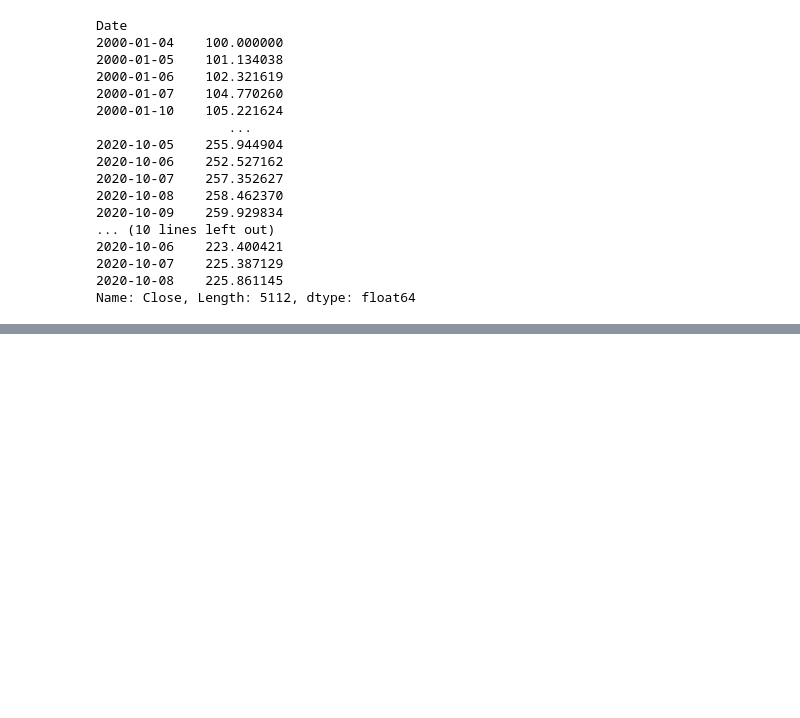
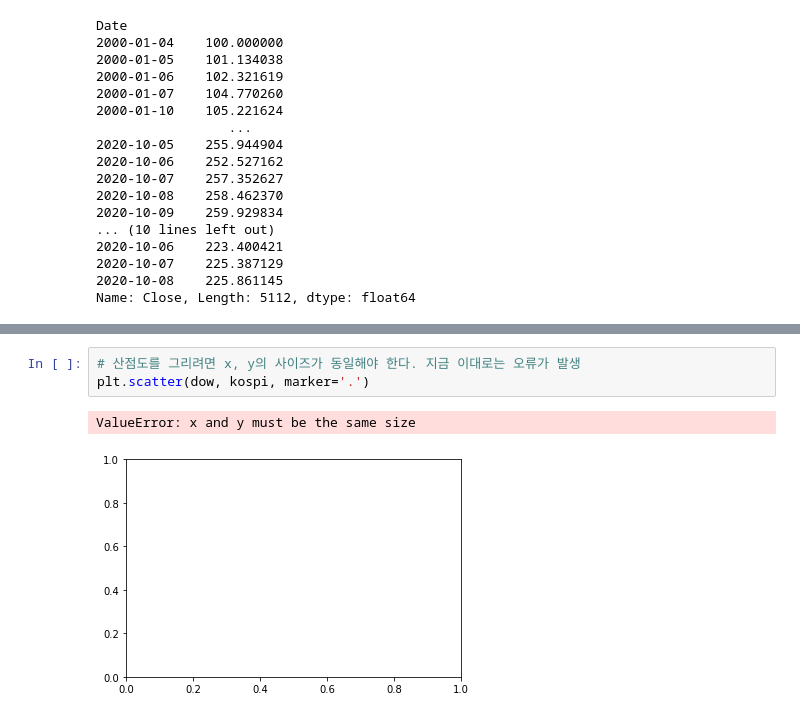
Before and after one commit to yeonhodev/python_stock_trading, a Jupyter notebook: kospi_dow_comparison.ipynb, the cells around one changed output, grey strips where cells are left out. Drawn from its saved outputs; the diff is of its cells as text; blank space fills up the shorter version.

```diff
--- a/kospi_dow_comparison.ipynb
+++ b/kospi_dow_comparison.ipynb
@@ -60,0 +77,6 @@ plt.figuredk
+# %%
+# 산점도를 그리려면 x, y의 사이즈가 동일해야 한다. 지금 이대로는 오류가 발생
+plt.scatter(dow, kospi, marker='.')
+# %% [output]
+ValueError: x and y must be the same size
+[figure, added]
```
Also changed, not shown: parts of 8 cells of this notebook.
